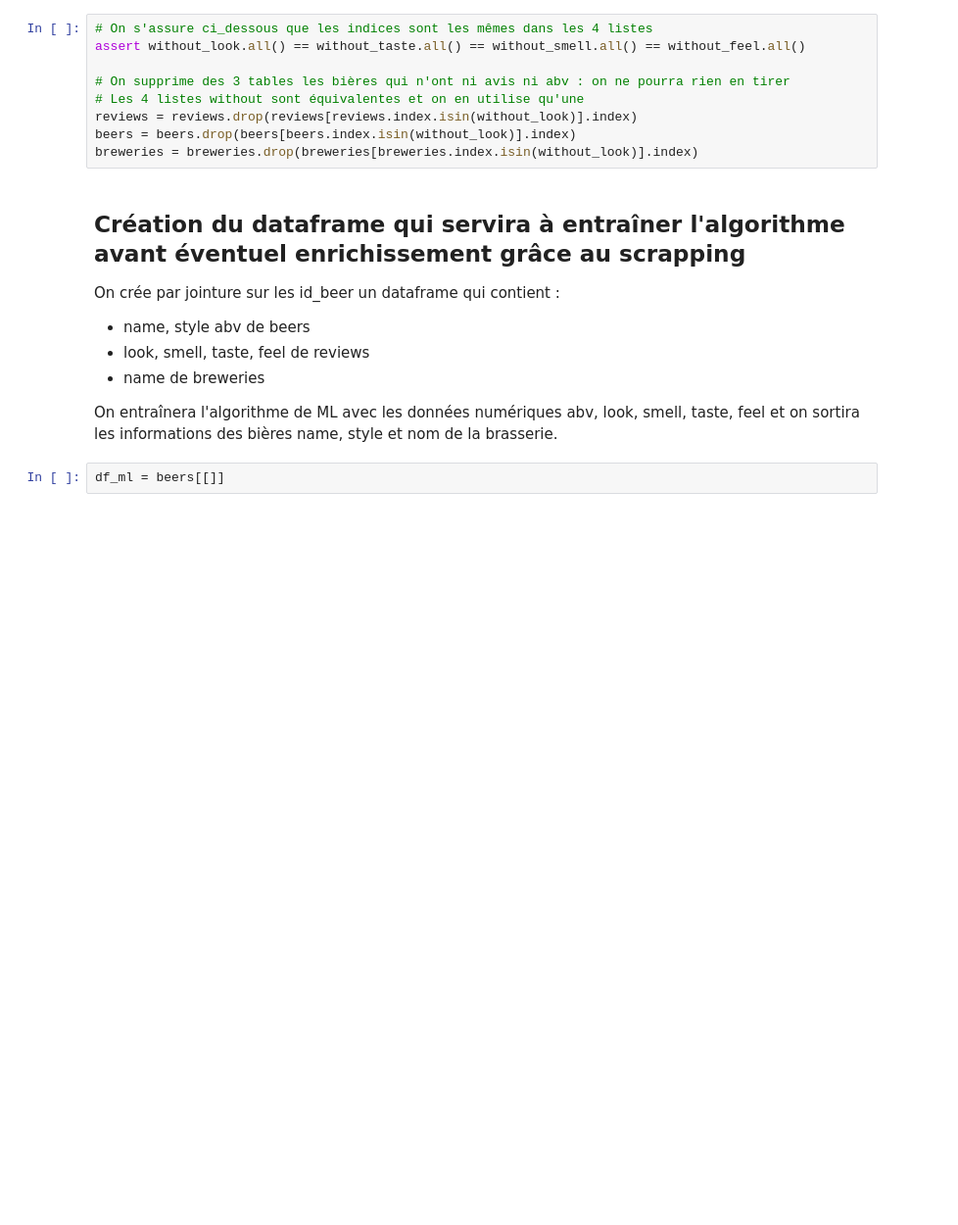
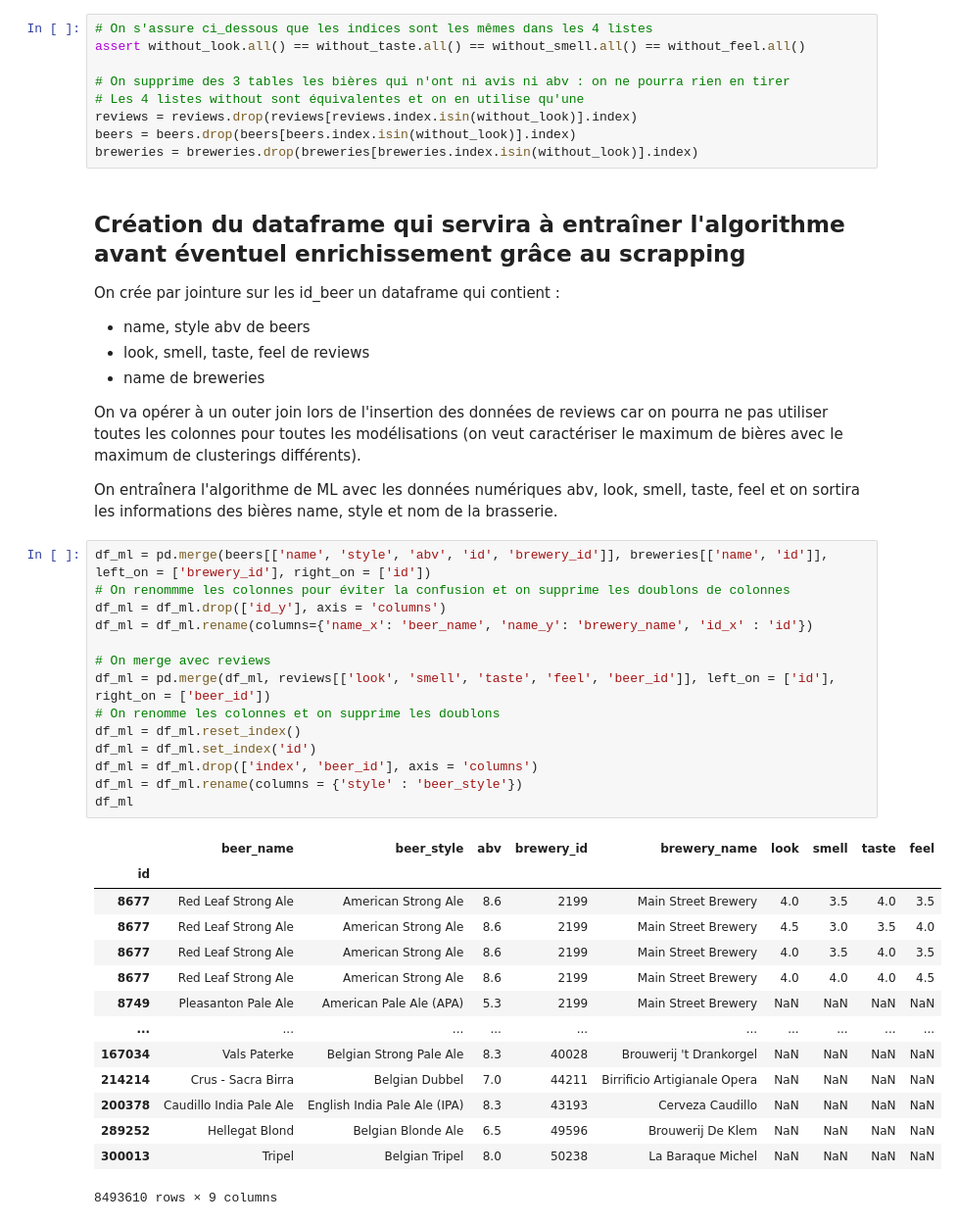
Before and after one commit to rhomain-rangeay/Projet-Python-pour-le-Data-Scientist, a Jupyter notebook: Projet_python_data_scientist.ipynb, the cells around one changed output. Shown at 98% size. Cells and saved outputs as stored; diff of their text form; blank space fills up the shorter version.

Commit message:
Identification des features et jointure des tables

```diff
--- a/Projet_python_data_scientist.ipynb
+++ b/Projet_python_data_scientist.ipynb
@@ -341,6 +338,35 @@ On crée par jointure sur les id_beer un dataframe qui contient :
 - look, smell, taste, feel de reviews
 - name de breweries
 
+On va opérer à un outer join lors de l'insertion des données de reviews car on pourra ne pas utiliser toutes les colonnes pour toutes les modélisations (on veut caractériser le maximum de bières avec le maximum de clusterings différents).
+
 On entraînera l'algorithme de ML avec les données numériques abv, look, smell, taste, feel et on sortira les informations des bières name, style et nom de la brasserie.
-# %%
-df_ml = beers[[]]
+# %%
+df_ml = pd.merge(beers[['name', 'style', 'abv', 'id', 'brewery_id']], breweries[['name', 'id']], left_on = ['brewery_id'], right_on = ['id'])
+# On renommme les colonnes pour éviter la confusion et on supprime les doublons de colonnes
+df_ml = df_ml.drop(['id_y'], axis = 'columns')
+df_ml = df_ml.rename(columns={'name_x': 'beer_name', 'name_y': 'brewery_name', 'id_x' : 'id'})
+
+# On merge avec reviews
+df_ml = pd.merge(df_ml, reviews[['look', 'smell', 'taste', 'feel', 'beer_id']], left_on = ['id'], right_on = ['beer_id'])
+# On renomme les colonnes et on supprime les doublons
+df_ml = df_ml.reset_index()
+df_ml = df_ml.set_index('id')
+df_ml = df_ml.drop(['index', 'beer_id'], axis = 'columns')
+df_ml = df_ml.rename(columns = {'style' : 'beer_style'})
+df_ml
+# %% [output]
+|  | beer_name | beer_style | abv | brewery_id | brewery_name | look | smell | taste | feel |
+| id |  |  |  |  |  |  |  |  |  |
+| 8677 | Red Leaf Strong Ale | American Strong Ale | 8.6 | 2199 | Main Street Brewery | 4.0 | 3.5 | 4.0 | 3.5 |
+| 8677 | Red Leaf Strong Ale | American Strong Ale | 8.6 | 2199 | Main Street Brewery | 4.5 | 3.0 | 3.5 | 4.0 |
+| 8677 | Red Leaf Strong Ale | American Strong Ale | 8.6 | 2199 | Main Street Brewery | 4.0 | 3.5 | 4.0 | 3.5 |
+| 8677 | Red Leaf Strong Ale | American Strong Ale | 8.6 | 2199 | Main Street Brewery | 4.0 | 4.0 | 4.0 | 4.5 |
+| 8749 | Pleasanton Pale Ale | American Pale Ale (APA) | 5.3 | 2199 | Main Street Brewery | NaN | NaN | NaN | NaN |
+| ... | ... | ... | ... | ... | ... | ... | ... | ... | ... |
+| 167034 | Vals Paterke | Belgian Strong Pale Ale | 8.3 | 40028 | Brouwerij 't Drankorgel | NaN | NaN | NaN | NaN |
+| 214214 | Crus - Sacra Birra | Belgian Dubbel | 7.0 | 44211 | Birrificio Artigianale Opera | NaN | NaN | NaN | NaN |
+| 200378 | Caudillo India Pale Ale | English India Pale Ale (IPA) | 8.3 | 43193 | Cerveza Caudillo | NaN | NaN | NaN | NaN |
+| 289252 | Hellegat Blond | Belgian Blonde Ale | 6.5 | 49596 | Brouwerij De Klem | NaN | NaN | NaN | NaN |
+| 300013 | Tripel | Belgian Tripel | 8.0 | 50238 | La Baraque Michel | NaN | NaN | NaN | NaN |
+8493610 rows × 9 columns
```
Also changed, not shown: parts of 6 cells of this notebook.
